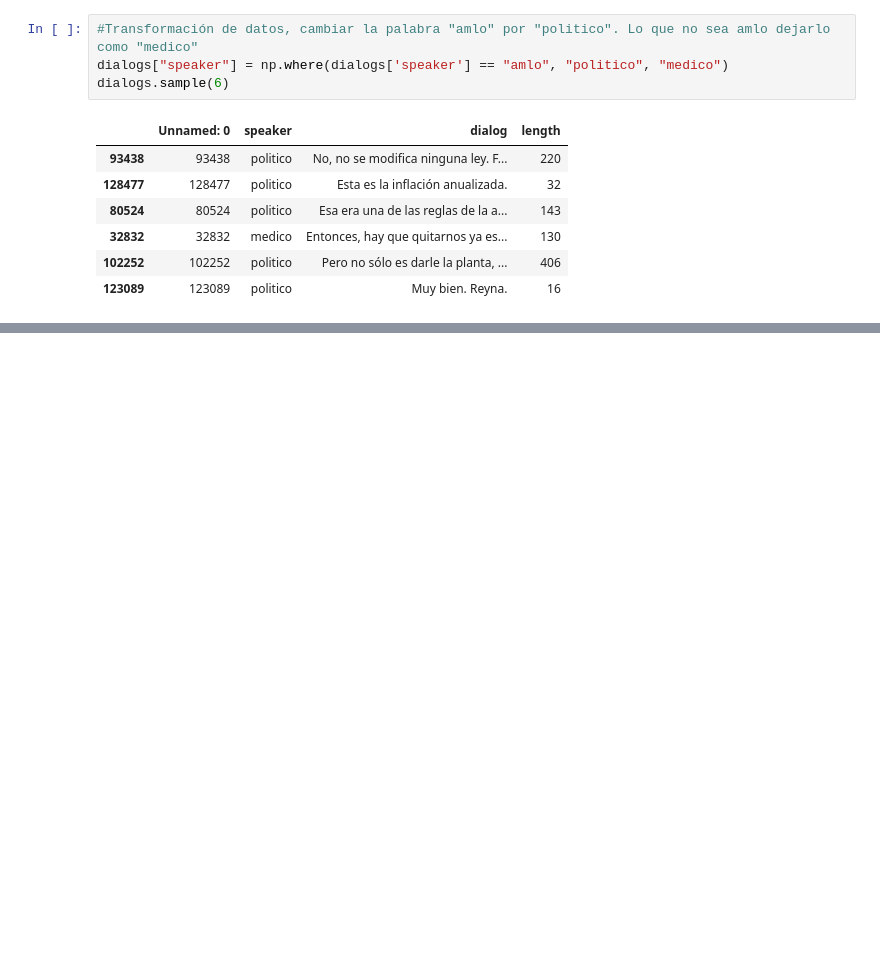
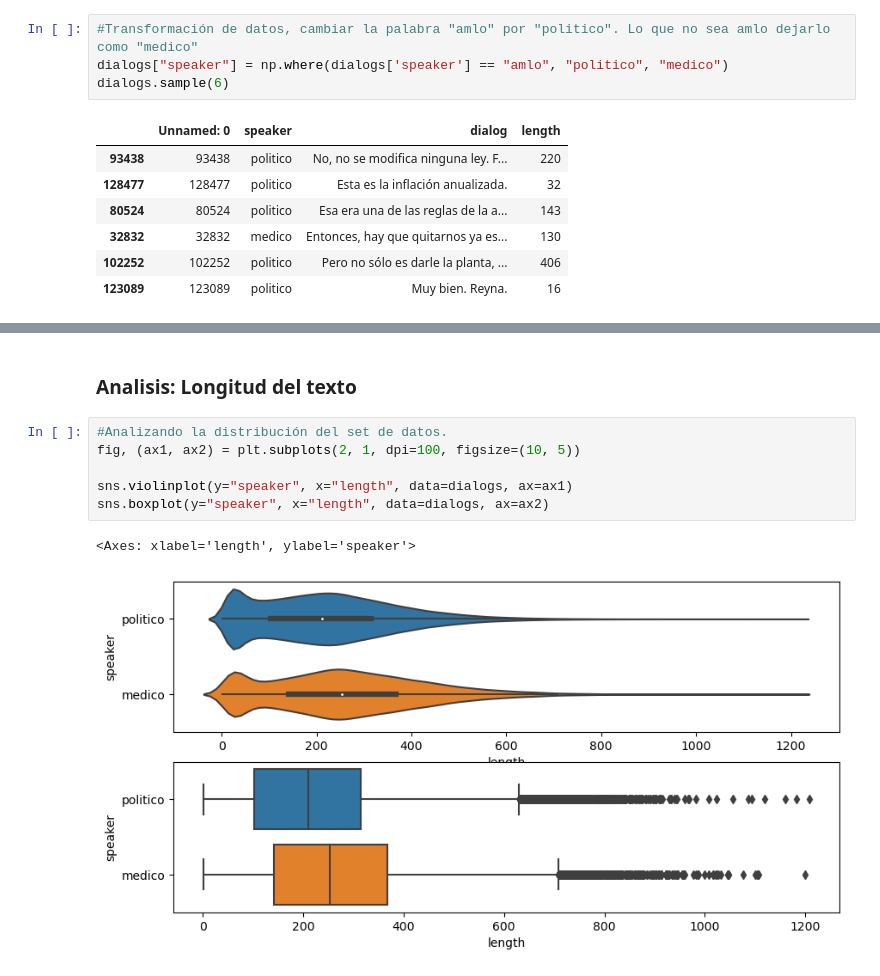
Before and after one commit to chechorios2008/MachileLearning-CasosPracticos., a Jupyter notebook: Notebooks/quienHabla.ipynb, the cells around one changed output, grey strips where cells are left out. Cells and saved outputs as stored; diff of their text form; blank space fills up the shorter version.

```diff
--- a/Notebooks/quienHabla.ipynb
+++ b/Notebooks/quienHabla.ipynb
@@ -40,0 +59,11 @@ dialogs.sample(6)
+# %% [markdown]
+<h3> Analisis: Longitud del texto</h3>
+# %%
+#Analizando la distribución del set de datos.
+fig, (ax1, ax2) = plt.subplots(2, 1, dpi=100, figsize=(10, 5))
+
+sns.violinplot(y="speaker", x="length", data=dialogs, ax=ax1)
+sns.boxplot(y="speaker", x="length", data=dialogs, ax=ax2)
+# %% [output]
+<Axes: xlabel='length', ylabel='speaker'>
+[figure, added]
```
Also changed, not shown: parts of 45 cells of this notebook.
